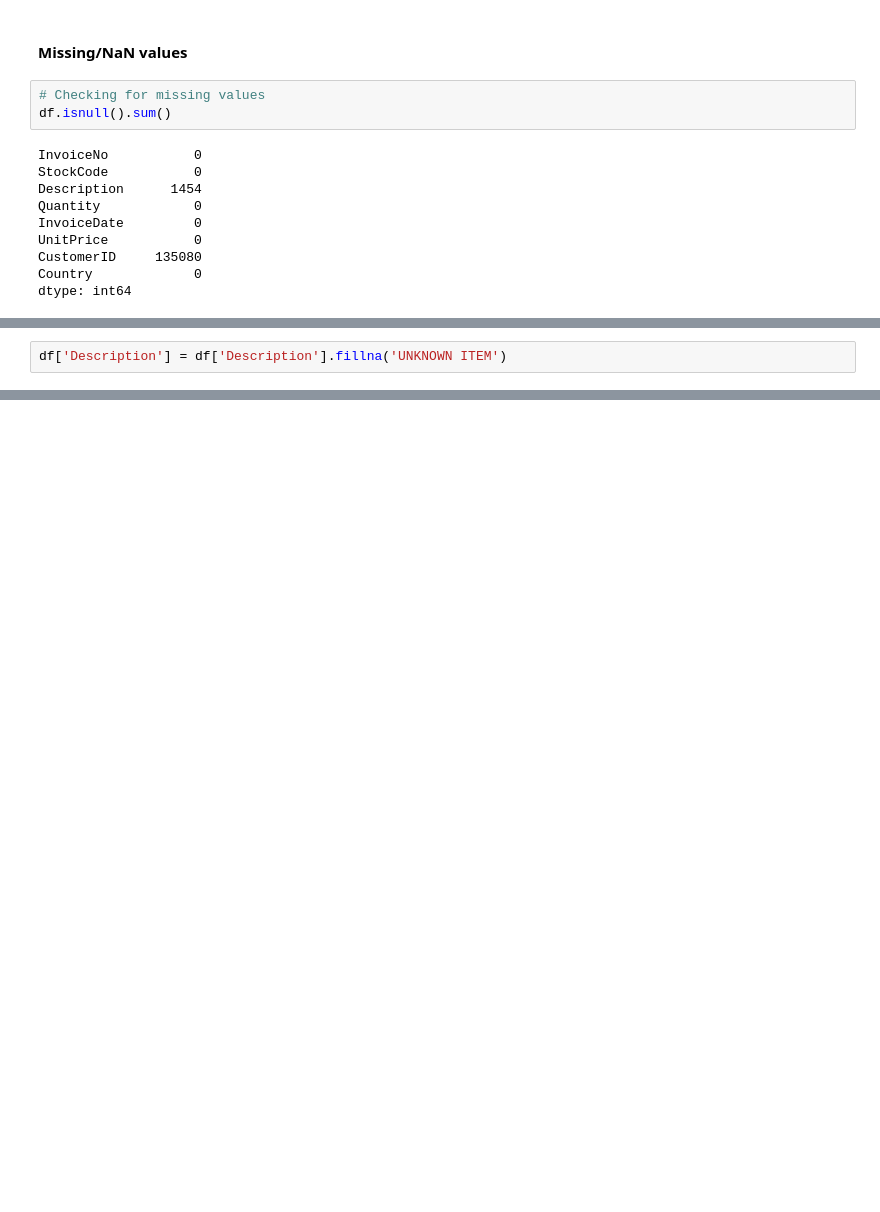
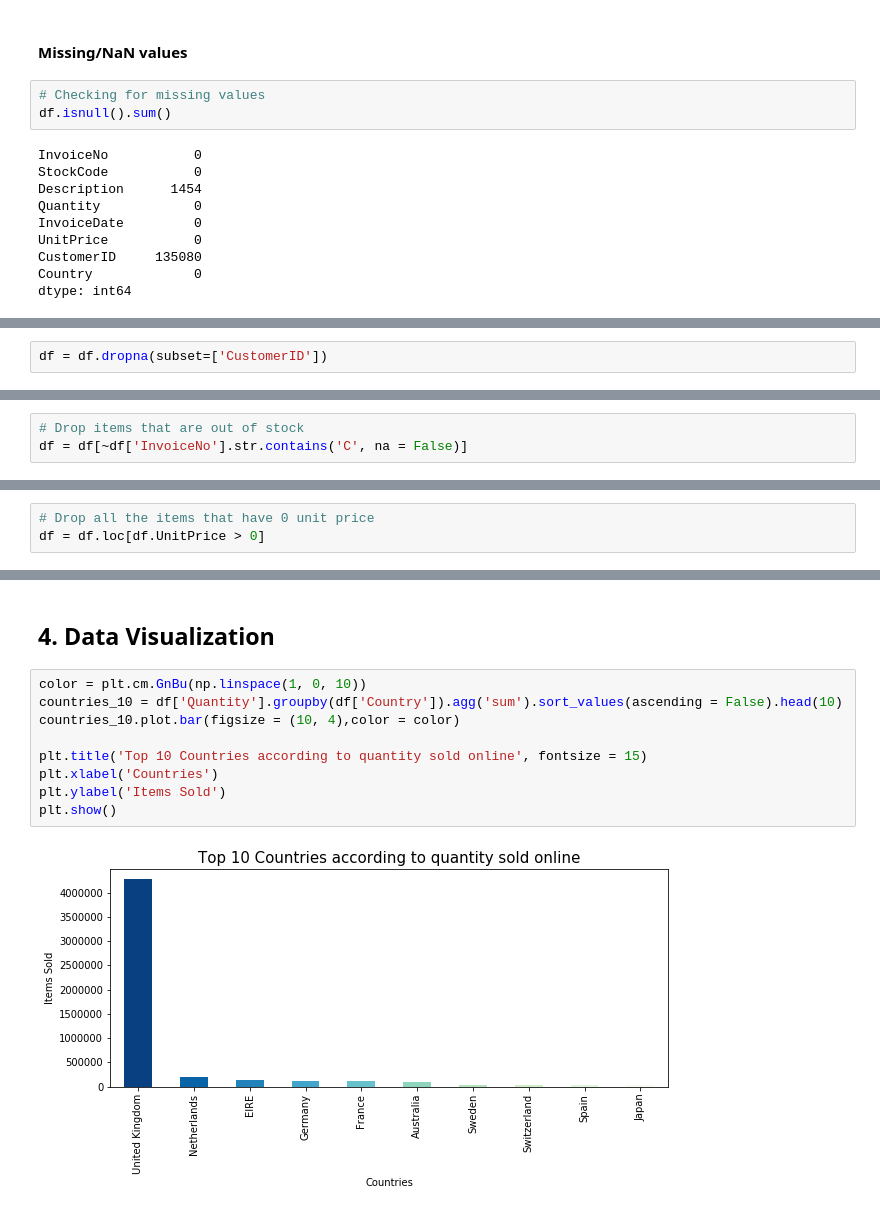
Before and after one commit to sheetalbongale/Retail-Time-Series-Analysis-and-Forecasting, a Jupyter notebook: 01_EDA_and_Feature_Engineering.ipynb, the cells around one changed output, grey strips where cells are left out. Saved outputs shown, nothing was run; the diff lists cells and outputs as text; blank space fills up the shorter version.

```diff
--- a/01_EDA_and_Feature_Engineering.ipynb
+++ b/01_EDA_and_Feature_Engineering.ipynb
@@ -127,2 +111,0 @@ Name: Description, dtype: int64
-# %%
-df['Description'] = df['Description'].fillna('UNKNOWN ITEM')
@@ -179,0 +119,2 @@ Name: CustomerID, dtype: int64
+# %%
+df = df.dropna(subset=['CustomerID'])
@@ -179,0 +178,3 @@ Name: CustomerID, dtype: int64
+# %%
+# Drop items that are out of stock
+df = df[~df['InvoiceNo'].str.contains('C', na = False)]
@@ -179,0 +212,3 @@ Name: CustomerID, dtype: int64
+# %%
+# Drop all the items that have 0 unit price
+df = df.loc[df.UnitPrice > 0]
@@ -179,0 +227,13 @@ Name: CustomerID, dtype: int64
+# %% [markdown]
+## 4. Data Visualization
+# %%
+color = plt.cm.GnBu(np.linspace(1, 0, 10))
+countries_10 = df['Quantity'].groupby(df['Country']).agg('sum').sort_values(ascending = False).head(10)
+countries_10.plot.bar(figsize = (10, 4),color = color)
+
+plt.title('Top 10 Countries according to quantity sold online', fontsize = 15)
+plt.xlabel('Countries')
+plt.ylabel('Items Sold')
+plt.show()
+# %% [output]
+[figure, added]
```
Also changed, not shown: parts of 22 cells of this notebook, 1 other file.
